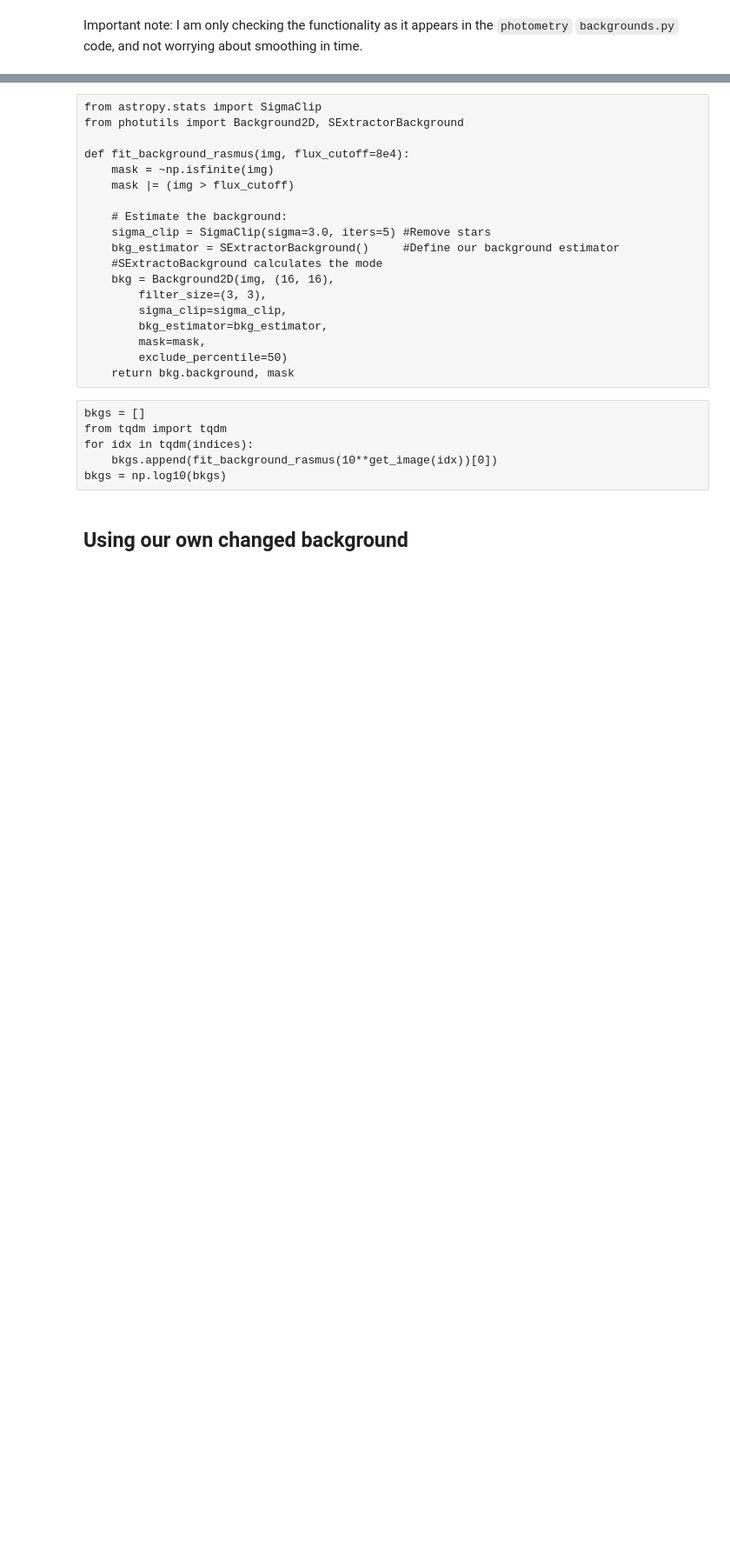
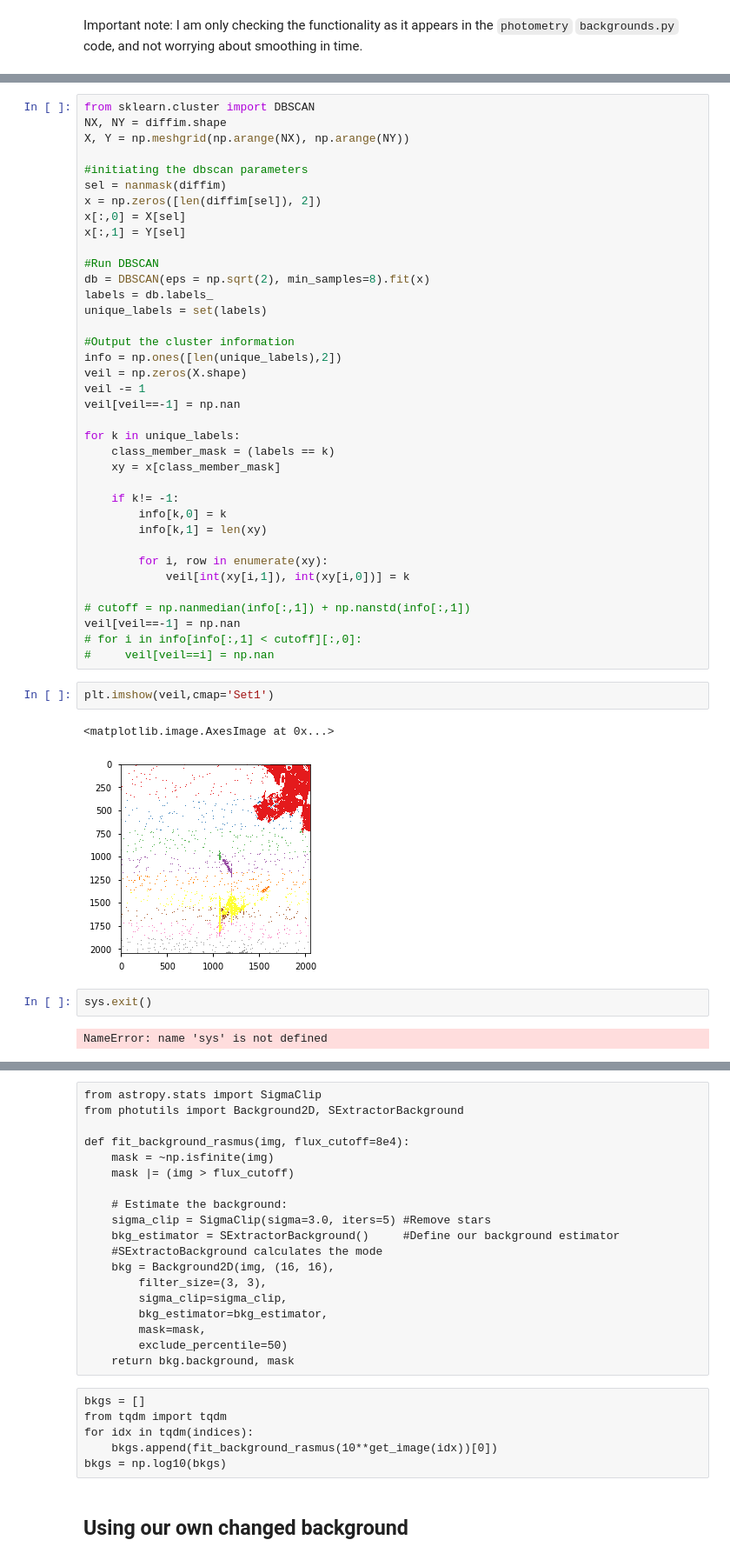
Before and after one commit to ojhall94/photometry, a Jupyter notebook: test-backgrounds.ipynb, the cells around one changed output, grey strips where cells are left out. Shown: that part at 87% size. Cells and saved outputs as stored; diff of their text form; blank space fills up the shorter version.

```diff
--- a/test-backgrounds.ipynb
+++ b/test-backgrounds.ipynb
@@ -29,0 +147,46 @@ I am only checking the functionality as it appears in the `photometry` `backgrou
+# %%
+from sklearn.cluster import DBSCAN
+NX, NY = diffim.shape
+X, Y = np.meshgrid(np.arange(NX), np.arange(NY))
+
+#initiating the dbscan parameters
+sel = nanmask(diffim)
+x = np.zeros([len(diffim[sel]), 2])
+x[:,0] = X[sel]
+x[:,1] = Y[sel]
+
+#Run DBSCAN
+db = DBSCAN(eps = np.sqrt(2), min_samples=8).fit(x)
+labels = db.labels_
+unique_labels = set(labels)
+
+#Output the cluster information
+info = np.ones([len(unique_labels),2])
+veil = np.zeros(X.shape)
+veil -= 1
+veil[veil==-1] = np.nan
+
+for k in unique_labels:
+    class_member_mask = (labels == k)
+    xy = x[class_member_mask]
+
+    if k!= -1:
+        info[k,0] = k
+        info[k,1] = len(xy)
+
+        for i, row in enumerate(xy):
+            veil[int(xy[i,1]), int(xy[i,0])] = k
+
+# cutoff = np.nanmedian(info[:,1]) + np.nanstd(info[:,1])
+veil[veil==-1] = np.nan
+# for i in info[info[:,1] < cutoff][:,0]:
+#     veil[veil==i] = np.nan
+# %%
+plt.imshow(veil,cmap='Set1')
+# %% [output]
+<matplotlib.image.AxesImage at 0x...>
+[figure, added]
+# %%
+sys.exit()
+# %% [output]
+NameError: name 'sys' is not defined
```
Also changed, not shown: parts of 34 cells of this notebook, 2 other files.
